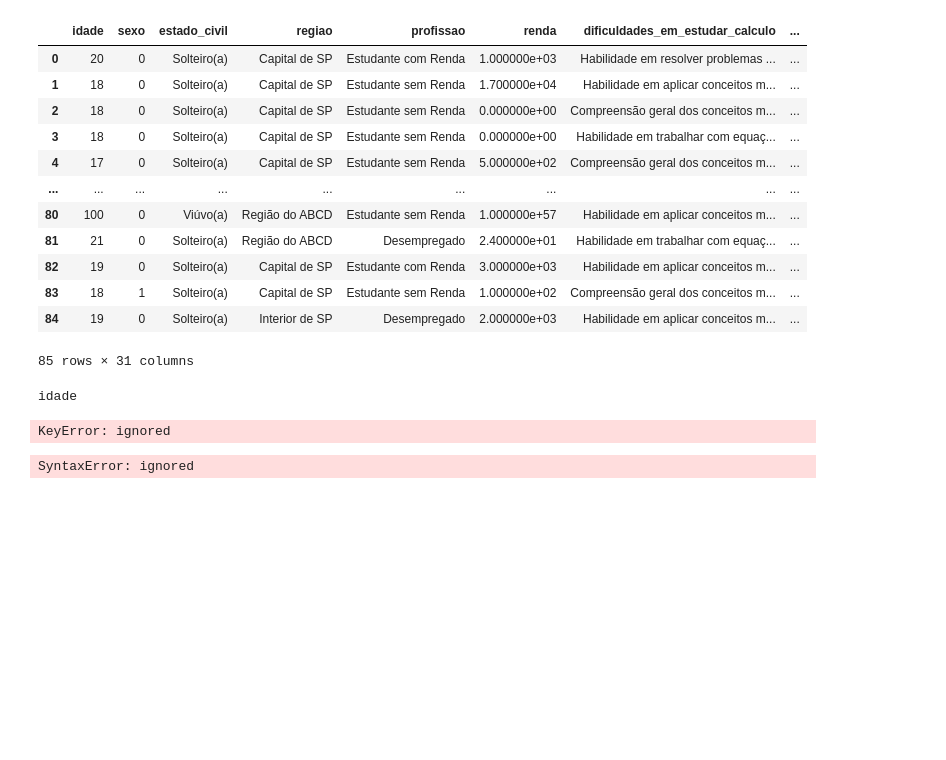
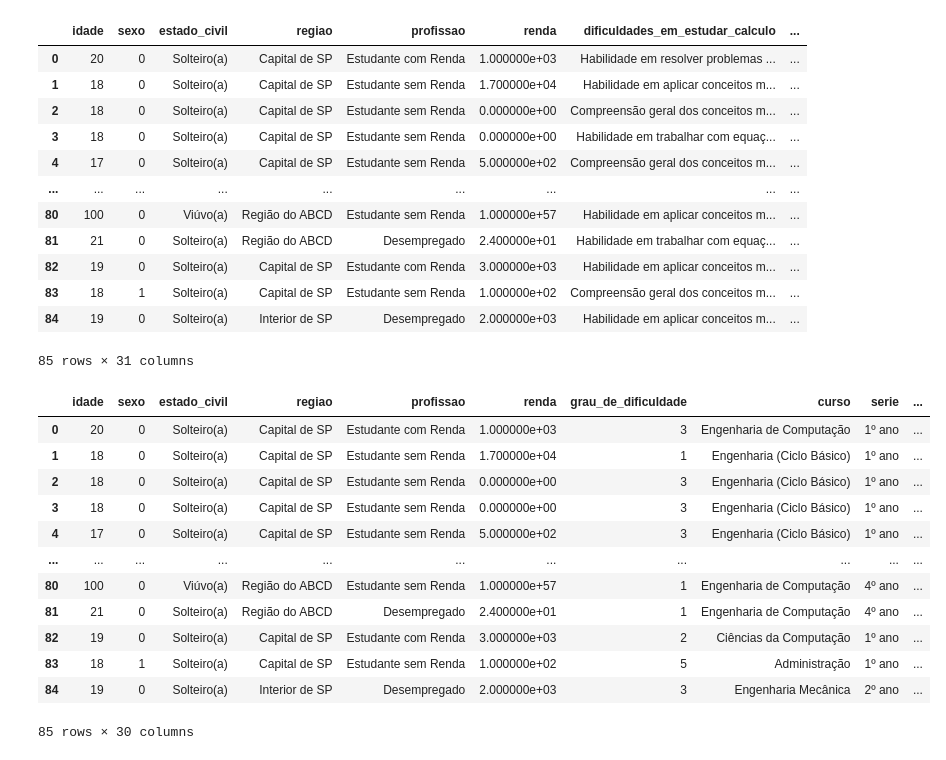
Before and after one commit to JoaoVitorBranco/T1-Estatisitca, a Jupyter notebook: T1_estatistica.ipynb, the cells around one changed output. Cells and saved outputs as stored; diff of their text form; code cells hidden in the pictures; blank space fills up the shorter version.

```diff
--- a/T1_estatistica.ipynb
+++ b/T1_estatistica.ipynb
@@ -146,8 +143,10 @@ df.head()
 # %%
-for idx, value in enumerate(df.dificuldades_em_estudar_calculo[:]):
-  elementos = value.split(',')
+# Adicionando valores nas colunas adicionadas
+
+for idx, value in enumerate(df.dificuldades_em_estudar_calculo):
+  elementos = value.split(';')
   for elemento in elementos:
-    df.loc[idx,"dificuldade_resolver_problemas"] = True
+    df.loc[idx, dificuldades_em_estudar_calculo_opcoes[elemento]] = True
 
 df
 # %% [output]
@@ -164,31 +163,22 @@ df
 | 83 | 18 | 1 | Solteiro(a) | Capital de SP | Estudante sem Renda | 1.000000e+02 | Compreensão geral dos conceitos m... | ... |
 | 84 | 19 | 0 | Solteiro(a) | Interior de SP | Desempregado | 2.000000e+03 | Habilidade em aplicar conceitos m... | ... |
 85 rows × 31 columns
-# %%
-for index, row in df.iterrows():
-  print(linha)
-  elementos = linha.split(";")
-  for elemento in elementos:
-    row.iloc[dificuldades_em_estudar_calculo_opcoes[elemento]] = True
-
-df
-# for dificuldades_opcao in dificuldades_em_estudar_calculo_opcoes.values():
-#   df.loc[dificuldades_opcao].fillna(False,inplace=True)
-# %% [output]
-idade
-KeyError: ignored
-# %%
-# Adicionando valores nas colunas adicionadas
-
-def adiciona_em_dificuldades(idx, dificuldade_coluna, dificuldades_do_aluno):
-  if(dificuldade_coluna in dificuldades_do_aluno):
-    df[dificuldade].iloc[idx] = True
-
-for idx, dificuldades_do_aluno in enumerate(df.dificuldades_em_estudar_calculo):
-  adiciona_em_dificuldades(idx, , dificuldades)
-  adiciona_em_dificuldades(idx, , dificuldades)
-  adiciona_em_dificuldades(idx, , dificuldades)
-  adiciona_em_dificuldades(idx, , dificuldades)
-  adiciona_em_dificuldades(idx, , dificuldades)
-# %% [output]
-SyntaxError: ignored
+# %%
+# Tirando a coluna de todas as dificuldades
+
+df.drop(columns=["dificuldades_em_estudar_calculo"], inplace=True)
+df
+# %% [output]
+|  | idade | sexo | estado_civil | regiao | profissao | renda | grau_de_dificuldade | curso | serie | ... |
+| 0 | 20 | 0 | Solteiro(a) | Capital de SP | Estudante com Renda | 1.000000e+03 | 3 | Engenharia de Computação | 1º ano | ... |
+| 1 | 18 | 0 | Solteiro(a) | Capital de SP | Estudante sem Renda | 1.700000e+04 | 1 | Engenharia (Ciclo Básico) | 1º ano | ... |
+| 2 | 18 | 0 | Solteiro(a) | Capital de SP | Estudante sem Renda | 0.000000e+00 | 3 | Engenharia (Ciclo Básico) | 1º ano | ... |
+| 3 | 18 | 0 | Solteiro(a) | Capital de SP | Estudante sem Renda | 0.000000e+00 | 3 | Engenharia (Ciclo Básico) | 1º ano | ... |
+| 4 | 17 | 0 | Solteiro(a) | Capital de SP | Estudante sem Renda | 5.000000e+02 | 3 | Engenharia (Ciclo Básico) | 1º ano | ... |
+| ... | ... | ... | ... | ... | ... | ... | ... | ... | ... | ... |
+| 80 | 100 | 0 | Viúvo(a) | Região do ABCD | Estudante sem Renda | 1.000000e+57 | 1 | Engenharia de Computação | 4º ano | ... |
+| 81 | 21 | 0 | Solteiro(a) | Região do ABCD | Desempregado | 2.400000e+01 | 1 | Engenharia de Computação | 4º ano | ... |
+| 82 | 19 | 0 | Solteiro(a) | Capital de SP | Estudante com Renda | 3.000000e+03 | 2 | Ciências da Computação | 1º ano | ... |
+| 83 | 18 | 1 | Solteiro(a) | Capital de SP | Estudante sem Renda | 1.000000e+02 | 5 | Administração | 1º ano | ... |
+| 84 | 19 | 0 | Solteiro(a) | Interior de SP | Desempregado | 2.000000e+03 | 3 | Engenharia Mecânica | 2º ano | ... |
+85 rows × 30 columns
```
Also changed, not shown: parts of 9 cells of this notebook.
